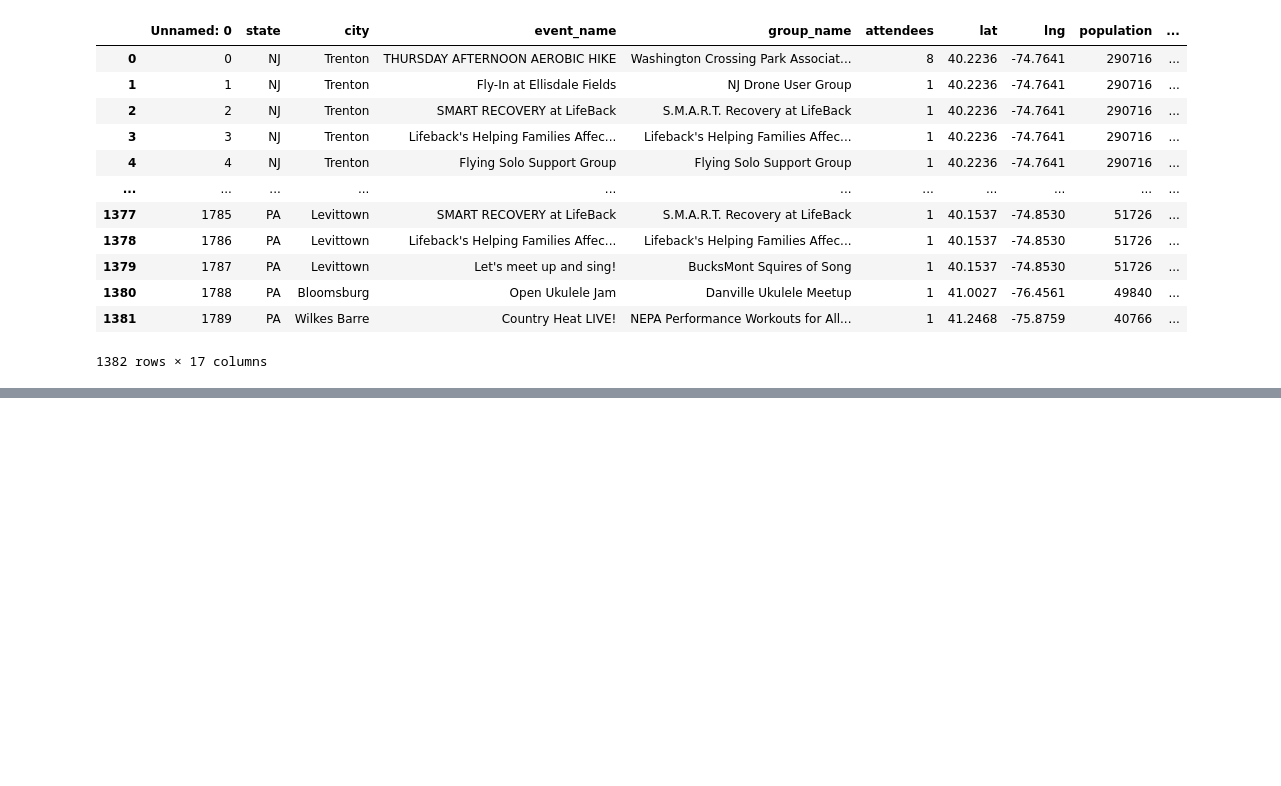
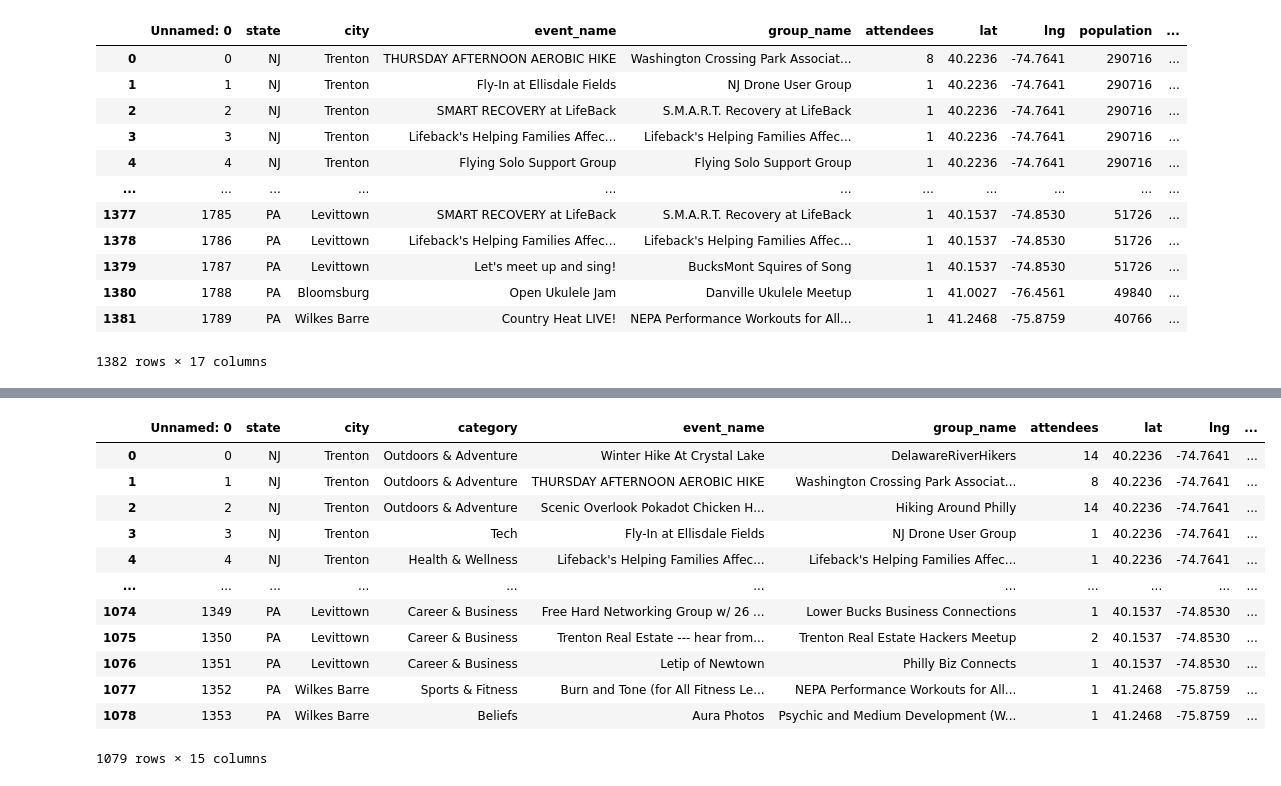
Before and after one commit to MersedehSP/Meetup_Project2, a Jupyter notebook: Opencage.ipynb, the cells around one changed output, grey strips where cells are left out. Drawn from its saved outputs; the diff is of its cells as text; code cells hidden in the pictures; blank space fills up the shorter version.

Commit message:
added event city lat and lng

```diff
--- a/Opencage.ipynb
+++ b/Opencage.ipynb
@@ -283,0 +428,17 @@ merged_df.to_csv('Brian/complete_events_lat_lng.csv',index=False)
+# %%
+meetup_df = pd.read_csv('Brian/Final_Meetup_Events.csv')
+meetup_df
+# %% [output]
+|  | Unnamed: 0 | state | city | category | event_name | group_name | attendees | lat | lng | ... |
+| 0 | 0 | NJ | Trenton | Outdoors & Adventure | Winter Hike At Crystal Lake | DelawareRiverHikers | 14 | 40.2236 | -74.7641 | ... |
+| 1 | 1 | NJ | Trenton | Outdoors & Adventure | THURSDAY AFTERNOON AEROBIC HIKE | Washington Crossing Park Associat... | 8 | 40.2236 | -74.7641 | ... |
+| 2 | 2 | NJ | Trenton | Outdoors & Adventure | Scenic Overlook Pokadot Chicken H... | Hiking Around Philly | 14 | 40.2236 | -74.7641 | ... |
+| 3 | 3 | NJ | Trenton | Tech | Fly-In at Ellisdale Fields | NJ Drone User Group | 1 | 40.2236 | -74.7641 | ... |
+| 4 | 4 | NJ | Trenton | Health & Wellness | Lifeback's Helping Families Affec... | Lifeback's Helping Families Affec... | 1 | 40.2236 | -74.7641 | ... |
+| ... | ... | ... | ... | ... | ... | ... | ... | ... | ... | ... |
+| 1074 | 1349 | PA | Levittown | Career & Business | Free Hard Networking Group w/ 26 ... | Lower Bucks Business Connections | 1 | 40.1537 | -74.8530 | ... |
+| 1075 | 1350 | PA | Levittown | Career & Business | Trenton Real Estate --- hear from... | Trenton Real Estate Hackers Meetup | 2 | 40.1537 | -74.8530 | ... |
+| 1076 | 1351 | PA | Levittown | Career & Business | Letip of Newtown | Philly Biz Connects | 1 | 40.1537 | -74.8530 | ... |
+| 1077 | 1352 | PA | Wilkes Barre | Sports & Fitness | Burn and Tone (for All Fitness Le... | NEPA Performance Workouts for All... | 1 | 41.2468 | -75.8759 | ... |
+| 1078 | 1353 | PA | Wilkes Barre | Beliefs | Aura Photos | Psychic and Medium Development (W... | 1 | 41.2468 | -75.8759 | ... |
+1079 rows × 15 columns
```
Also changed, not shown: parts of 10 cells of this notebook, 5 other files.
